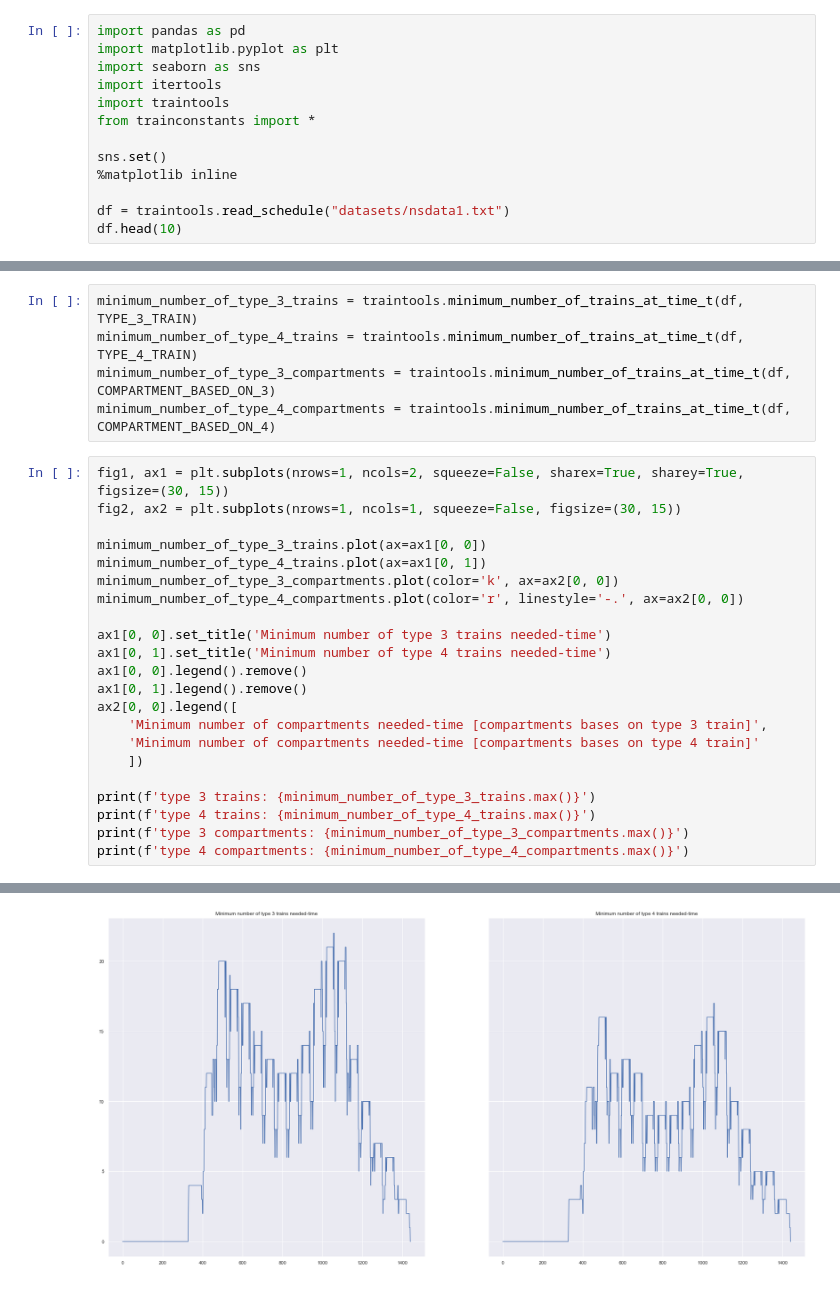
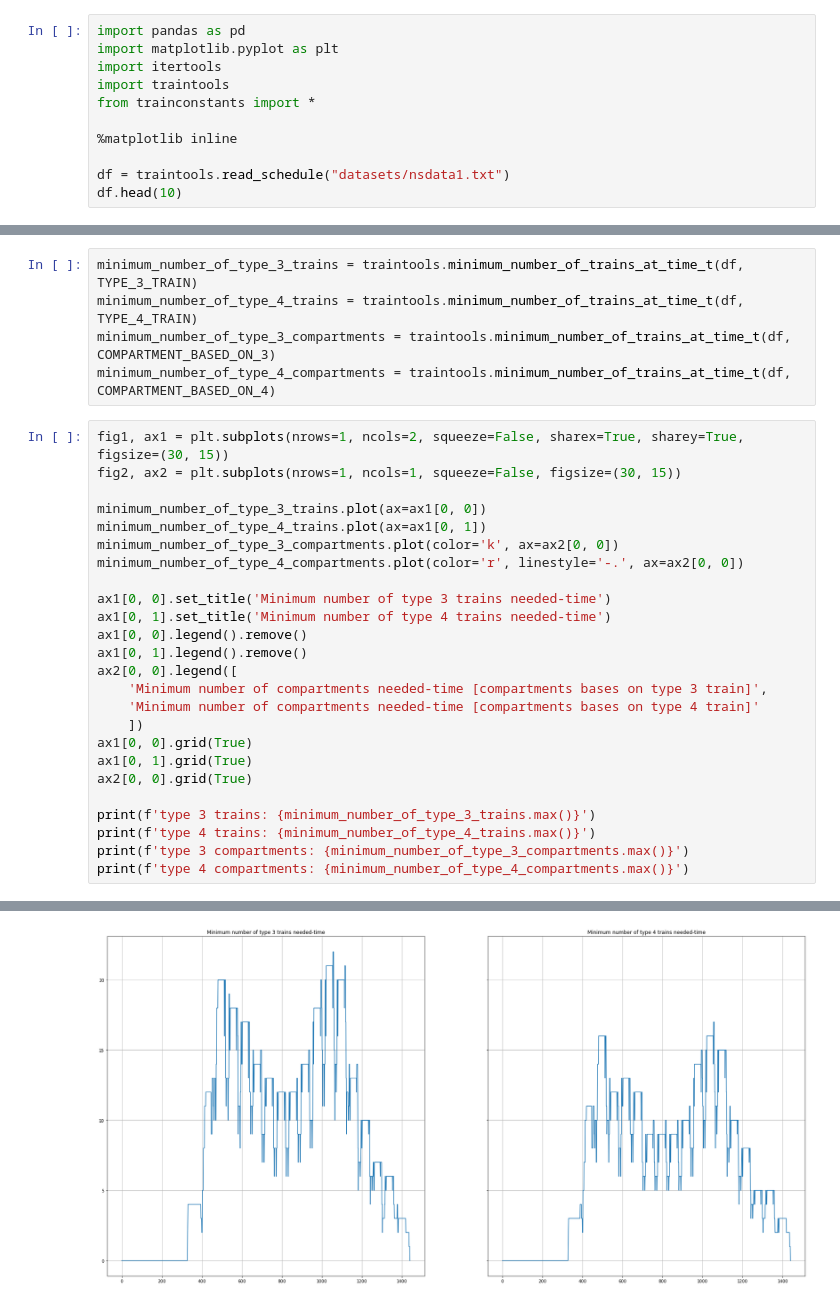
Before and after one commit to Sun-flowerSamurai/train-modelling, a Jupyter notebook: loading_train_data.ipynb, the cells around one changed output, grey strips where cells are left out. Drawn from its saved outputs; the diff is of its cells as text.

```diff
--- a/loading_train_data.ipynb
+++ b/loading_train_data.ipynb
@@ -1,12 +1,10 @@
 # %%
 import pandas as pd
 import matplotlib.pyplot as plt
-import seaborn as sns
 import itertools
 import traintools
 from trainconstants import *
 
-sns.set()
 %matplotlib inline
 
 df = traintools.read_schedule("datasets/nsdata1.txt")
@@ -32,31 +30,34 @@ minimum_number_of_type_4_compartments = traintools.minimum_number_of_trains_at_t
 fig1, ax1 = plt.subplots(nrows=1, ncols=2, squeeze=False, sharex=True, sharey=True, figsize=(30, 15))
 fig2, ax2 = plt.subplots(nrows=1, ncols=1, squeeze=False, figsize=(30, 15))
 
 minimum_number_of_type_3_trains.plot(ax=ax1[0, 0])
 minimum_number_of_type_4_trains.plot(ax=ax1[0, 1])
 minimum_number_of_type_3_compartments.plot(color='k', ax=ax2[0, 0])
 minimum_number_of_type_4_compartments.plot(color='r', linestyle='-.', ax=ax2[0, 0])
 
 ax1[0, 0].set_title('Minimum number of type 3 trains needed-time')
 ax1[0, 1].set_title('Minimum number of type 4 trains needed-time')
 ax1[0, 0].legend().remove()
 ax1[0, 1].legend().remove()
 ax2[0, 0].legend([
     'Minimum number of compartments needed-time [compartments bases on type 3 train]',
     'Minimum number of compartments needed-time [compartments bases on type 4 train]'
     ])
+ax1[0, 0].grid(True)
+ax1[0, 1].grid(True)
+ax2[0, 0].grid(True)
 
 print(f'type 3 trains: {minimum_number_of_type_3_trains.max()}')
 print(f'type 4 trains: {minimum_number_of_type_4_trains.max()}')
 print(f'type 3 compartments: {minimum_number_of_type_3_compartments.max()}')
 print(f'type 4 compartments: {minimum_number_of_type_4_compartments.max()}')
 # %% [output]
 type 3 trains: number of trains    22.0
 dtype: float64
 type 4 trains: number of trains    17.0
 dtype: float64
 type 3 compartments: number of trains    62.0
 dtype: float64
 type 4 compartments: number of trains    62.0
 dtype: float64
-[figure, old version]
+[figure, new version]
```
Also changed, not shown: parts of 2 cells of this notebook, 2 other files.
